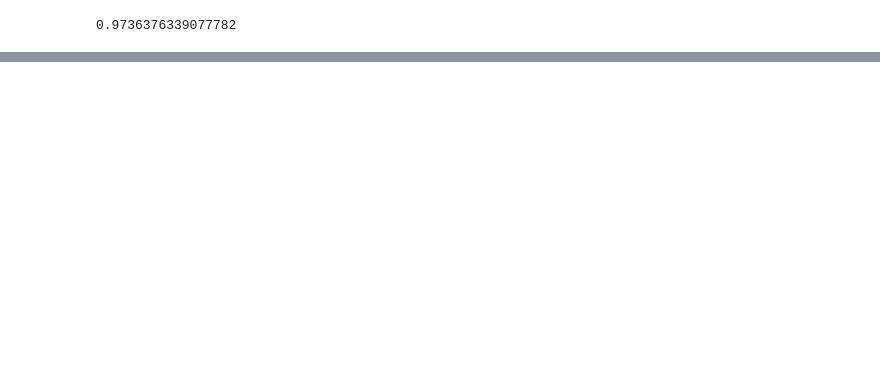
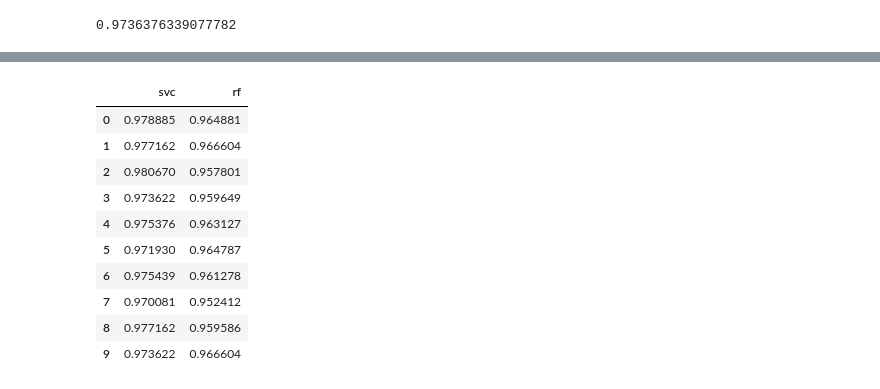
Before and after one commit to dsbowen/fast-automl, a Jupyter notebook: src/test.ipynb, the cells around one changed output, grey strips where cells are left out. Cells and saved outputs as stored; diff of their text form; code cells hidden in the pictures; blank space fills up the shorter version.

```diff
--- a/src/test.ipynb
+++ b/src/test.ipynb
@@ -106,0 +36,6 @@ def gen_score_plot(df):
+# %%
+%%time
+
+score_df, comparison_df = cv_test(estimators, X, y, accuracy_score, repeat=10, cv=10, parallel=False)
+score_df
+# %% [output]
@@ -107,3 +44,14 @@ def gen_score_plot(df):
+|  | svc | rf |
+| 0 | 0.978885 | 0.964881 |
+| 1 | 0.977162 | 0.966604 |
+| 2 | 0.980670 | 0.957801 |
+| 3 | 0.973622 | 0.959649 |
+| 4 | 0.975376 | 0.963127 |
+| 5 | 0.971930 | 0.964787 |
+| 6 | 0.975439 | 0.961278 |
+| 7 | 0.970081 | 0.952412 |
+| 8 | 0.977162 | 0.959586 |
+| 9 | 0.973622 | 0.966604 |
 # %%
 %%time
 
```
Also changed, not shown: parts of 13 cells of this notebook, 10 other files.
